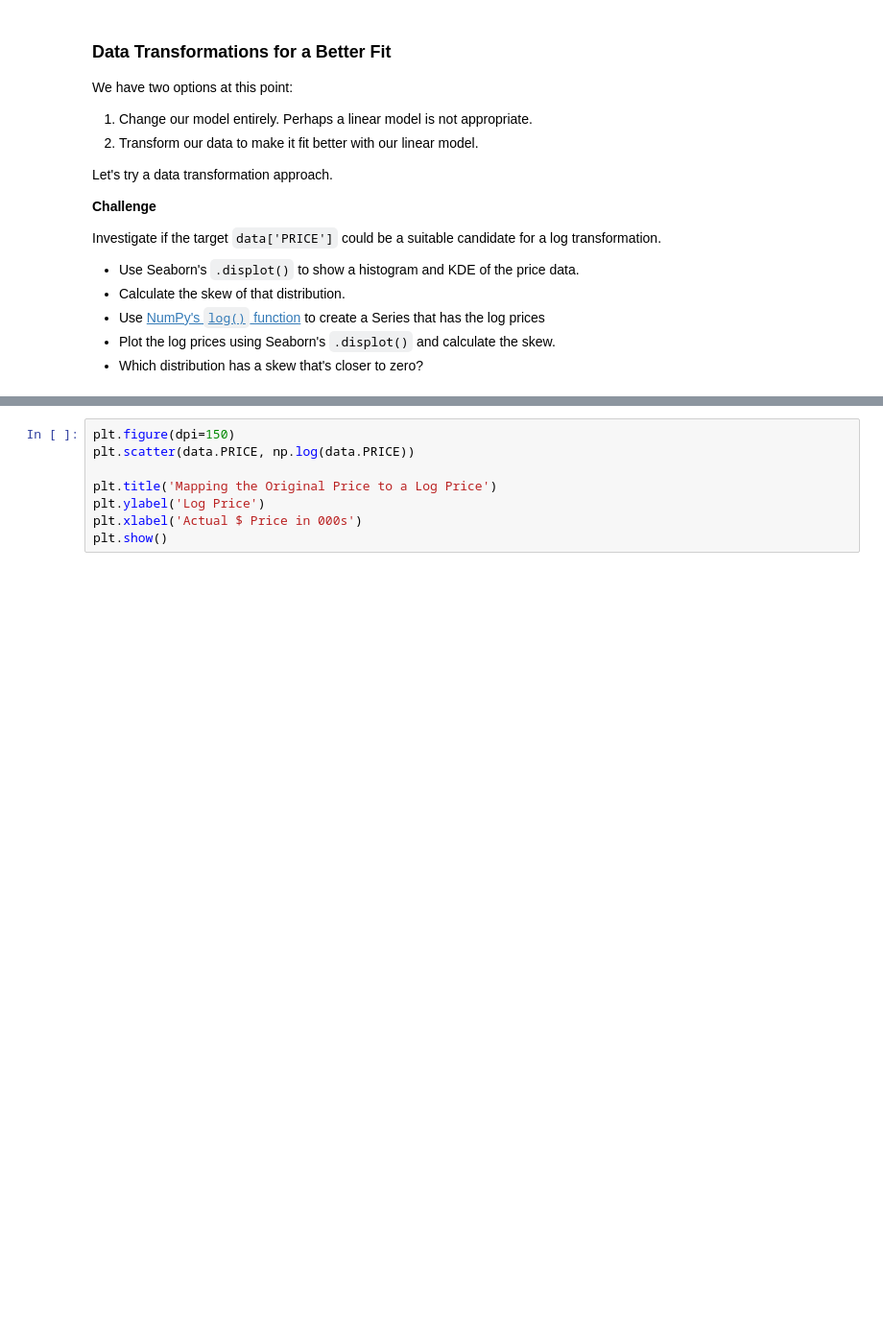
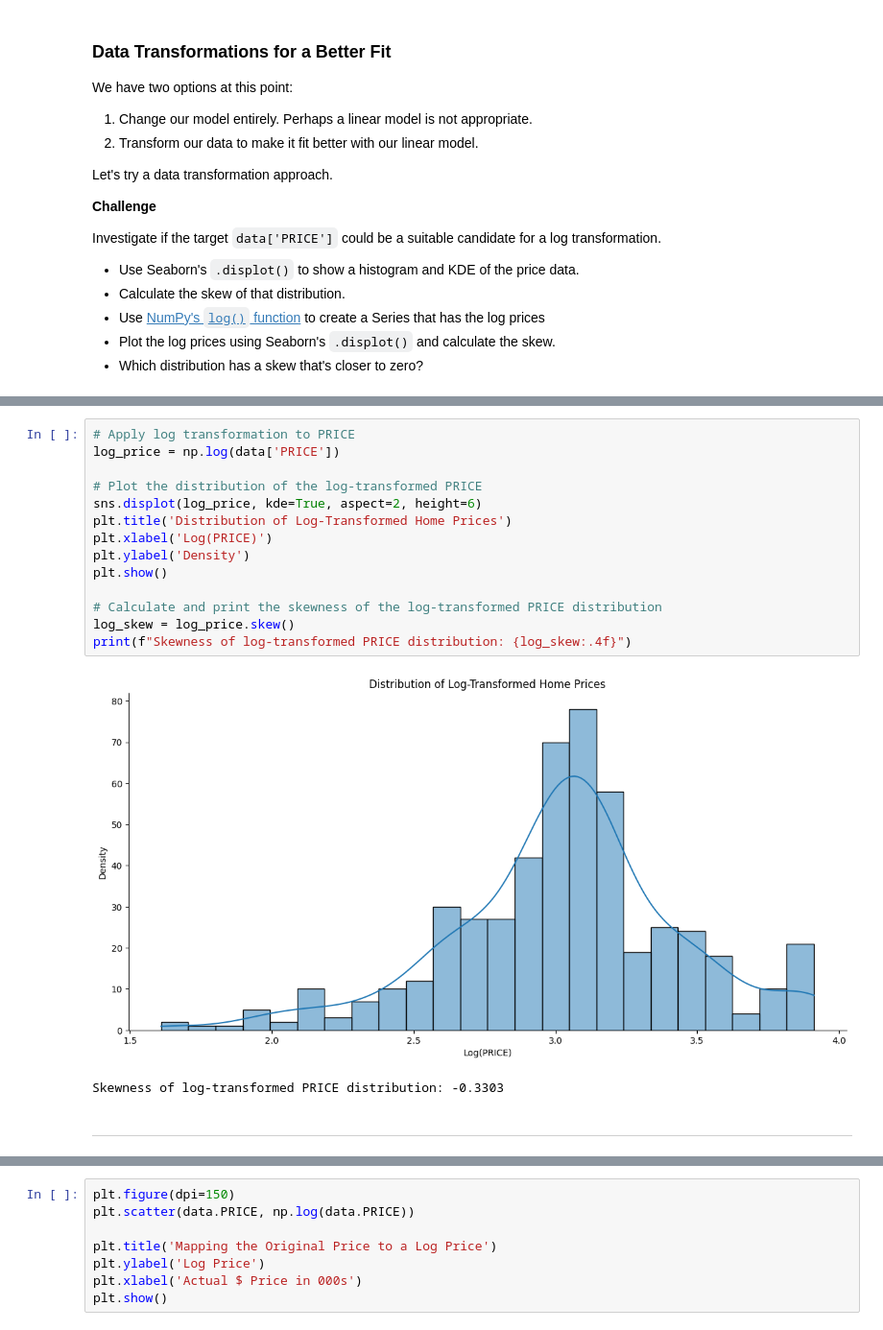
Before and after one commit to Anan014/Python_Pro_Bootcamp, a Jupyter notebook: day81-Predict_House_Prices/Multivariable_Regression_and_Valuation_Model.ipynb, the cells around one changed output, grey strips where cells are left out. Shown at 96% size. Saved outputs shown, nothing was run; the diff lists cells and outputs as text; blank space fills up the shorter version.

```diff
--- a/day81-Predict_House_Prices/Multivariable_Regression_and_Valuation_Model.ipynb
+++ b/day81-Predict_House_Prices/Multivariable_Regression_and_Valuation_Model.ipynb
@@ -715,3 +729,22 @@ Investigate if the target `data['PRICE']` could be a suitable candidate for a lo
+# %%
+# Apply log transformation to PRICE
+log_price = np.log(data['PRICE'])
+
+# Plot the distribution of the log-transformed PRICE
+sns.displot(log_price, kde=True, aspect=2, height=6)
+plt.title('Distribution of Log-Transformed Home Prices')
+plt.xlabel('Log(PRICE)')
+plt.ylabel('Density')
+plt.show()
+
+# Calculate and print the skewness of the log-transformed PRICE distribution
+log_skew = log_price.skew()
+print(f"Skewness of log-transformed PRICE distribution: {log_skew:.4f}")
+# %% [output]
+[figure, added]
+Skewness of log-transformed PRICE distribution: -0.3303
+# %% [markdown]
+<hr>
 # %% [markdown]
 #### How does the log transformation work?
 
```
Also changed, not shown: parts of 1 cell of this notebook.
